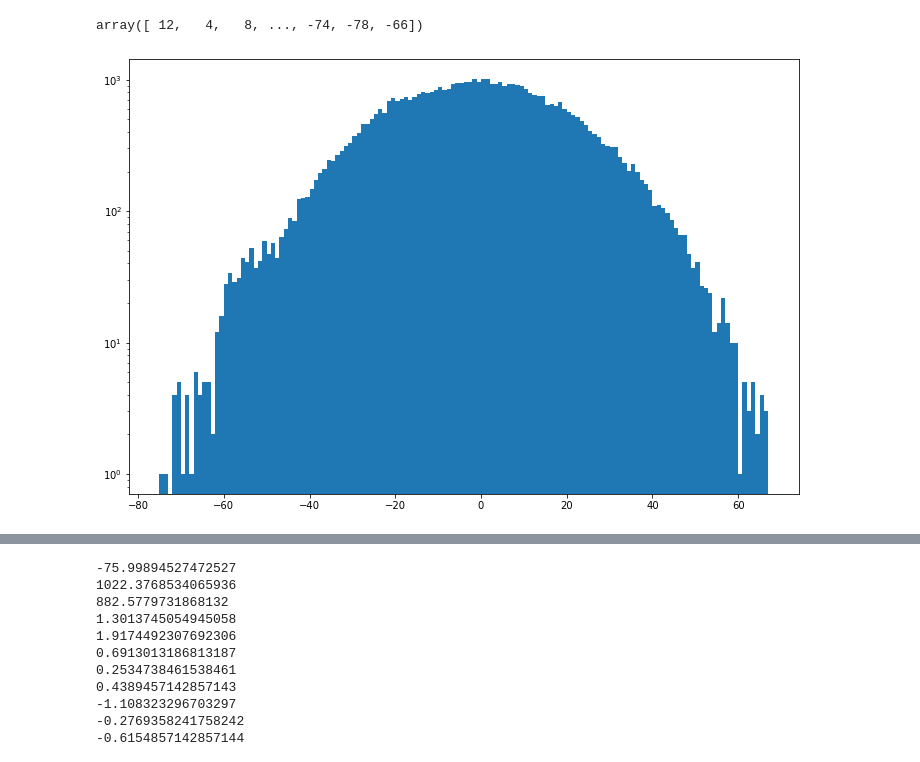
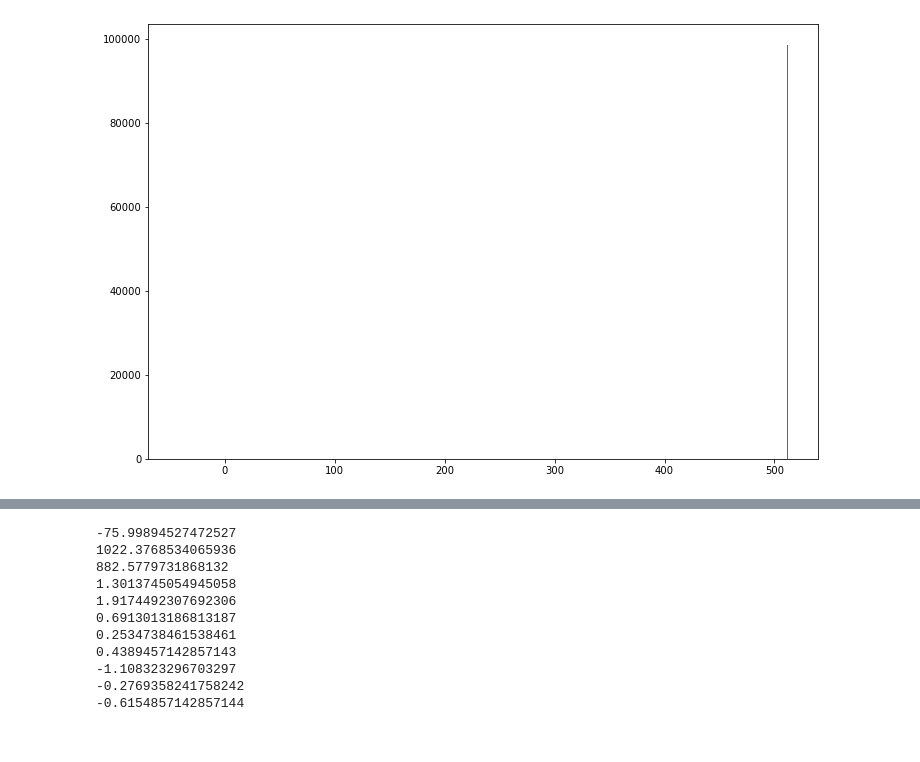
Before and after one commit to ashmat98/ising-model, a Jupyter notebook: python/test.ipynb, the cells around one changed output, grey strips where cells are left out. Drawn from its saved outputs; the diff is of its cells as text; code cells hidden in the pictures.

```diff
--- a/python/test.ipynb
+++ b/python/test.ipynb
@@ -27,11 +27,9 @@ to_run(1, 1_000_000, 0.1, 32, 10, np.random.randint(10000000))
 # %%
-Ms, Es = to_run(1, 500_000, 10, 32, 10, 45)
+SEED = np.random.randint(100000000)
+# SEED = 14702218
+Ms, Es, engine = to_run(1, 10_000_000, 0.1, 32, 100, SEED, True)
-# %%
-Ms
-# %% [output]
-array([ 12,   4,   8, ..., -74, -78, -66])
 # %%
 Mss = Ms//2
-plt.hist(Mss, bins=(Mss.max()-Mss.min()), range=(Mss.min(), Mss.max()), log=True);
+plt.hist(Mss, bins=(Mss.max()-Mss.min()), range=(Mss.min(), Mss.max()), log=False);
 # %% [output]
-[figure, old version]
+[figure, new version]
```
Also changed, not shown: parts of 17 cells of this notebook, 5 other files.
